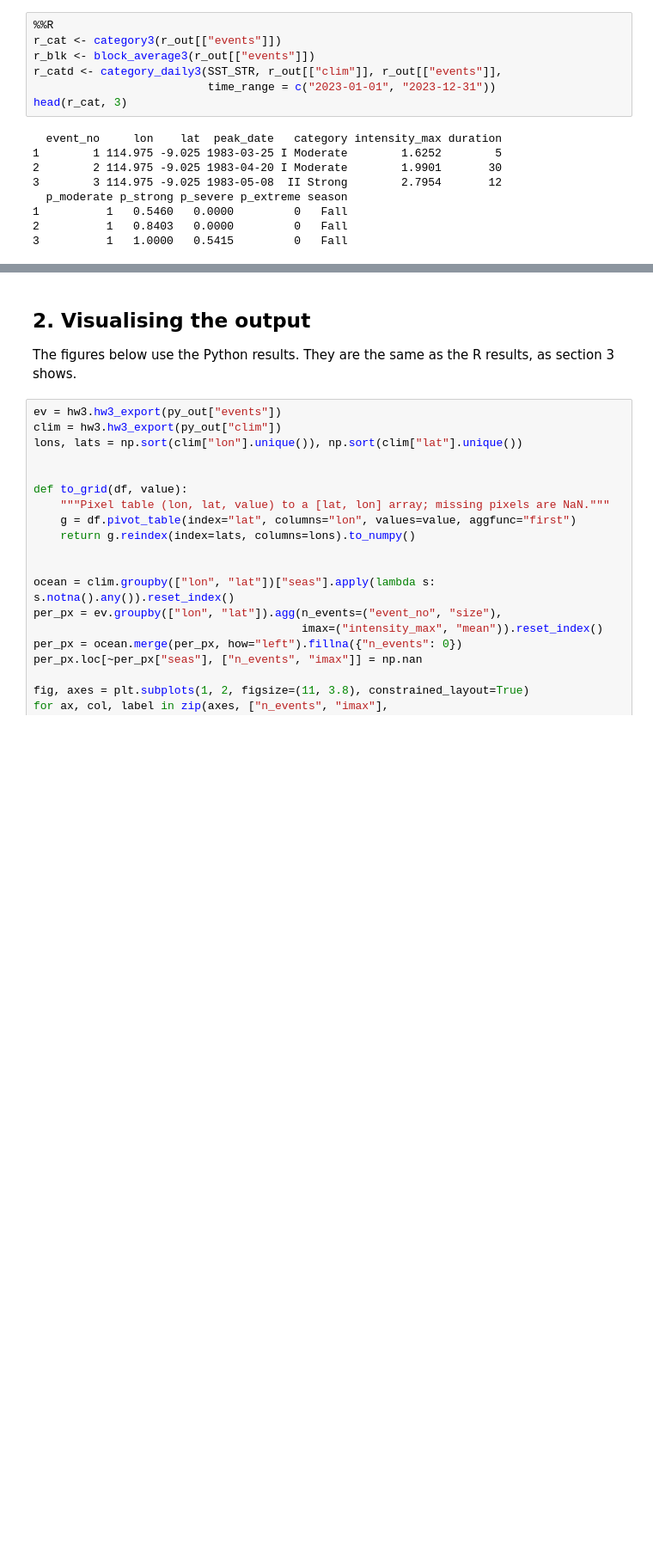
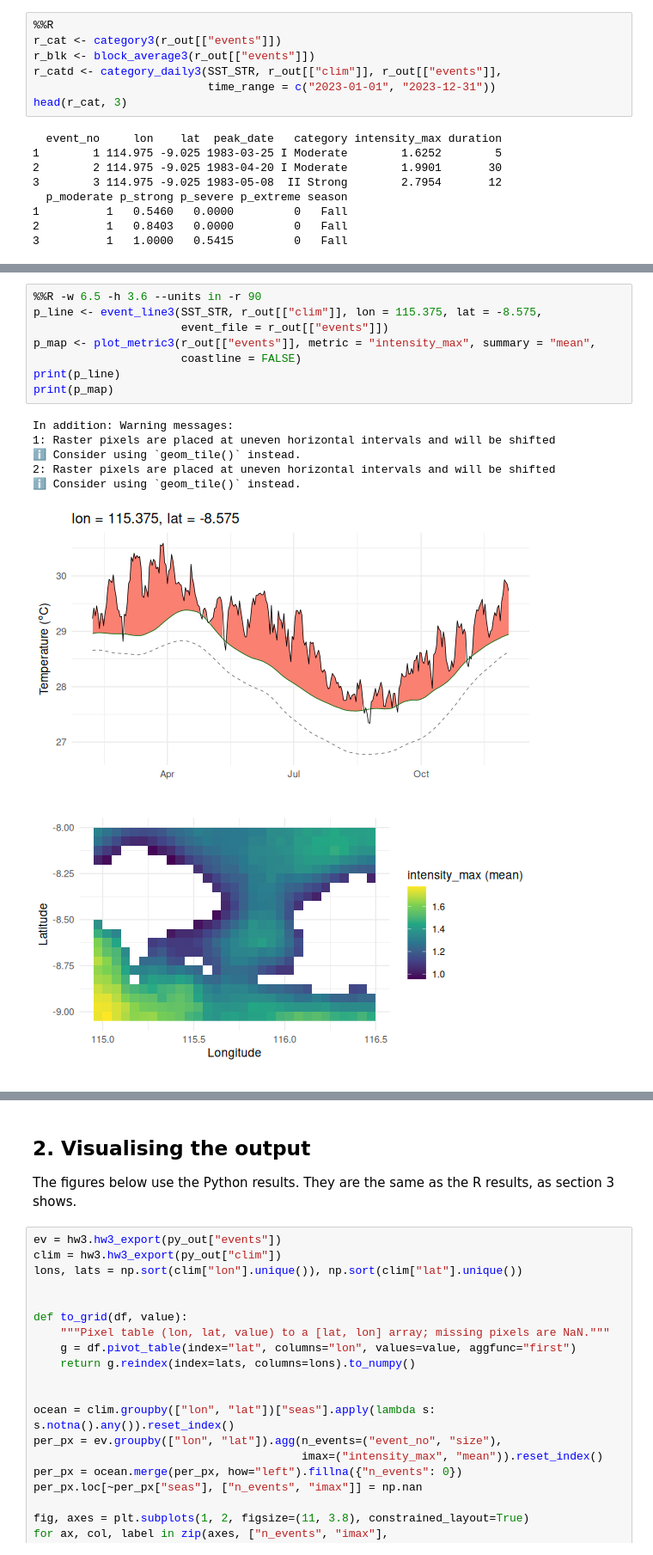
Before and after one commit to robwschlegel/heatwave3, a Jupyter notebook: python/notebooks/heatwave3_r_and_python.ipynb, the cells around one changed output, grey strips where cells are left out. Shown at 86% size. Cells and saved outputs as stored; diff of their text form; blank space fills up the shorter version.

```diff
--- a/python/notebooks/heatwave3_r_and_python.ipynb
+++ b/python/notebooks/heatwave3_r_and_python.ipynb
@@ -165,0 +170,16 @@ py_cat.head(3)
+# %%
+%%R -w 6.5 -h 3.6 --units in -r 90
+p_line <- event_line3(SST_STR, r_out[["clim"]], lon = 115.375, lat = -8.575,
+                      event_file = r_out[["events"]])
+p_map <- plot_metric3(r_out[["events"]], metric = "intensity_max", summary = "mean",
+                      coastline = FALSE)
+print(p_line)
+print(p_map)
+# %% [output]
+In addition: Warning messages:
+1: Raster pixels are placed at uneven horizontal intervals and will be shifted
+ℹ Consider using `geom_tile()` instead.
+2: Raster pixels are placed at uneven horizontal intervals and will be shifted
+ℹ Consider using `geom_tile()` instead.
+[figure, added]
+[figure, added]
```
Also changed, not shown: parts of 4 cells of this notebook, 42 other files.
